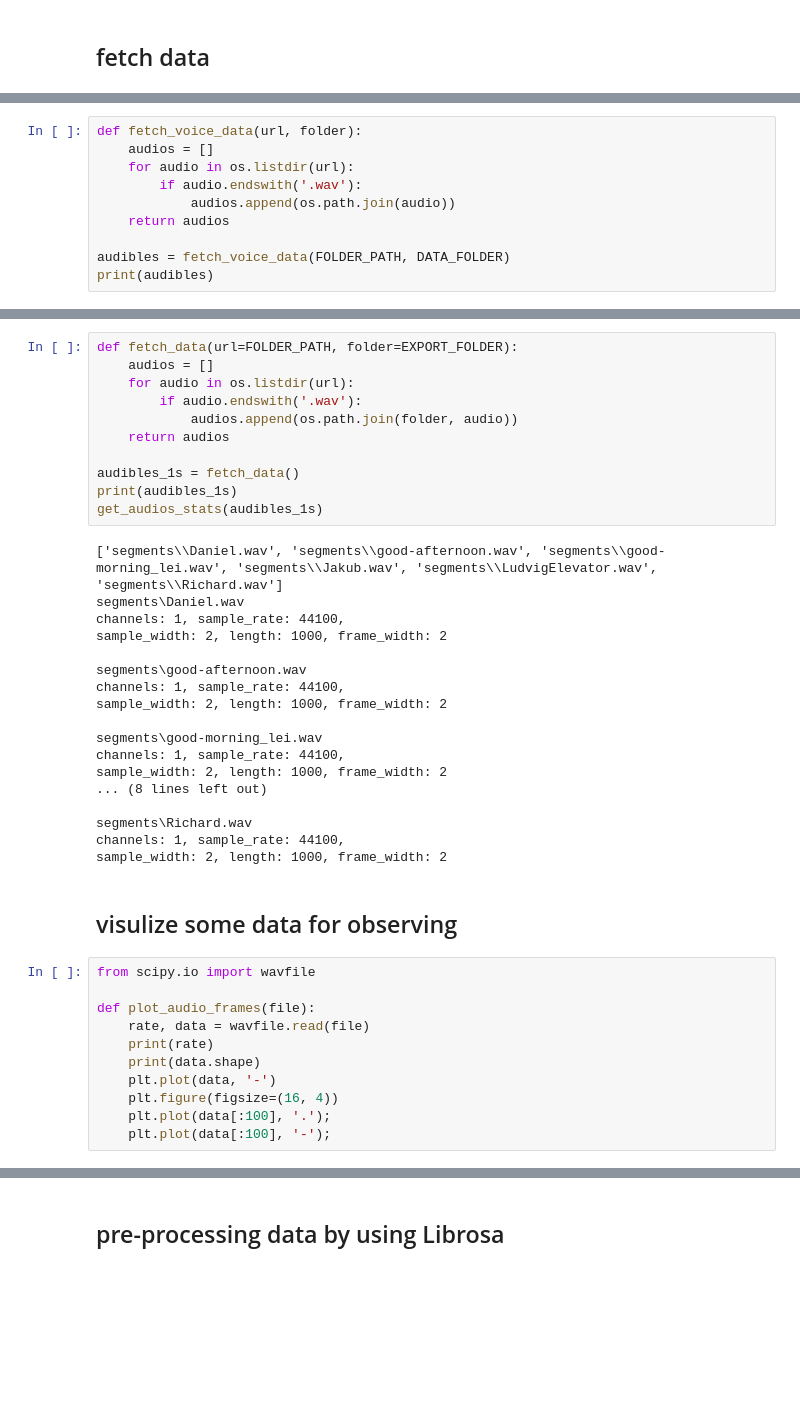
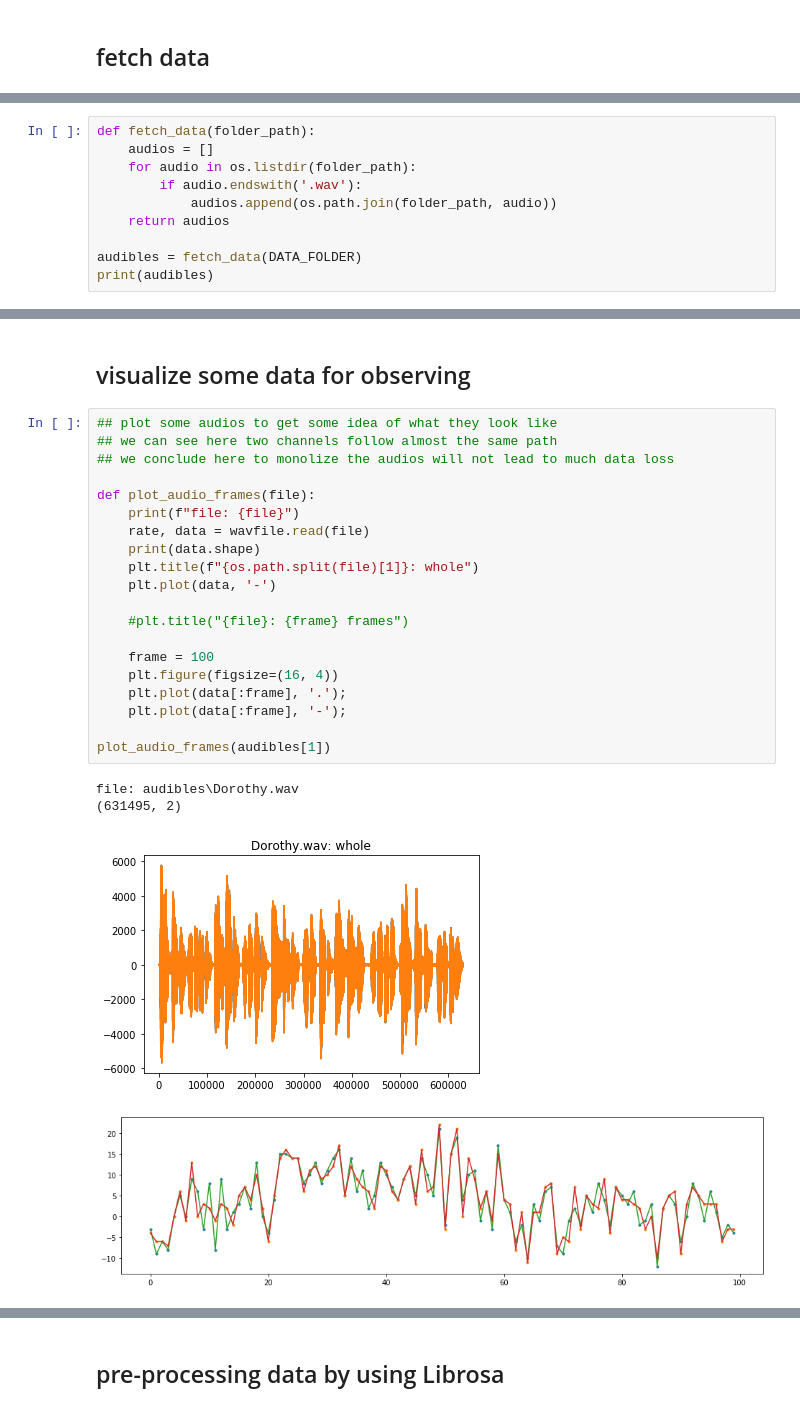
Before and after one commit to FirstPlaygroundAndThenIcecream/Speaker-Identification, a Jupyter notebook: Speaker-Identification-tf.ipynb, the cells around one changed output, grey strips where cells are left out. Drawn from its saved outputs; the diff is of its cells as text; blank space fills up the shorter version.

```diff
--- a/Speaker-Identification-tf.ipynb
+++ b/Speaker-Identification-tf.ipynb
@@ -23,12 +26,12 @@ print(FOLDER_PATH)
 C:\Users\xianl_pmrkzzf\SpeechRecognition\Speaker-Identification\audibles
 # %%
-def fetch_voice_data(url, folder):
+def fetch_data(folder_path):
     audios = []
-    for audio in os.listdir(url):
+    for audio in os.listdir(folder_path):
         if audio.endswith('.wav'):
-            audios.append(os.path.join(audio))
+            audios.append(os.path.join(folder_path, audio))
     return audios
 
-audibles = fetch_voice_data(FOLDER_PATH, DATA_FOLDER)
+audibles = fetch_data(DATA_FOLDER)
 print(audibles)
 # %% [output]
@@ -115,42 +98,27 @@ sample_width: 2, length: 101829, frame_width: 4
-# %%
-def fetch_data(url=FOLDER_PATH, folder=EXPORT_FOLDER):
-    audios = []
-    for audio in os.listdir(url):
-        if audio.endswith('.wav'):
-            audios.append(os.path.join(folder, audio))
-    return audios
-
-audibles_1s = fetch_data()
-print(audibles_1s)
-get_audios_stats(audibles_1s)
-# %% [output]
-['segments\\Daniel.wav', 'segments\\good-afternoon.wav', 'segments\\good-morning_lei.wav', 'segments\\Jakub.wav', 'segments\\LudvigElevator.wav', 'segments\\Richard.wav']
-segments\Daniel.wav
-channels: 1, sample_rate: 44100,
-sample_width: 2, length: 1000, frame_width: 2
-
-segments\good-afternoon.wav
-channels: 1, sample_rate: 44100,
-sample_width: 2, length: 1000, frame_width: 2
-
-segments\good-morning_lei.wav
-channels: 1, sample_rate: 44100,
-sample_width: 2, length: 1000, frame_width: 2
-... (8 lines left out)
-
-segments\Richard.wav
-channels: 1, sample_rate: 44100,
-sample_width: 2, length: 1000, frame_width: 2
 # %% [markdown]
-## visulize some data for observing
+## visualize some data for observing
-# %%
-from scipy.io import wavfile
-
-def plot_audio_frames(file):
-    rate, data = wavfile.read(file)
-    print(rate)
-    print(data.shape)
-    plt.plot(data, '-')
-    plt.figure(figsize=(16, 4))
-    plt.plot(data[:100], '.');
-    plt.plot(data[:100], '-');
+# %%
+## plot some audios to get some idea of what they look like
+## we can see here two channels follow almost the same path
+## we conclude here to monolize the audios will not lead to much data loss
+
+def plot_audio_frames(file):
+    print(f"file: {file}")
+    rate, data = wavfile.read(file)
+    print(data.shape)
+    plt.title(f"{os.path.split(file)[1]}: whole")
+    plt.plot(data, '-')
+
+    #plt.title("{file}: {frame} frames")
+
+    frame = 100
+    plt.figure(figsize=(16, 4))
+    plt.plot(data[:frame], '.');
+    plt.plot(data[:frame], '-');
+
+plot_audio_frames(audibles[1])
+# %% [output]
+file: audibles\Dorothy.wav
+(631495, 2)
+[figure, added]
+[figure, added]
```
Also changed, not shown: parts of 41 cells of this notebook.
